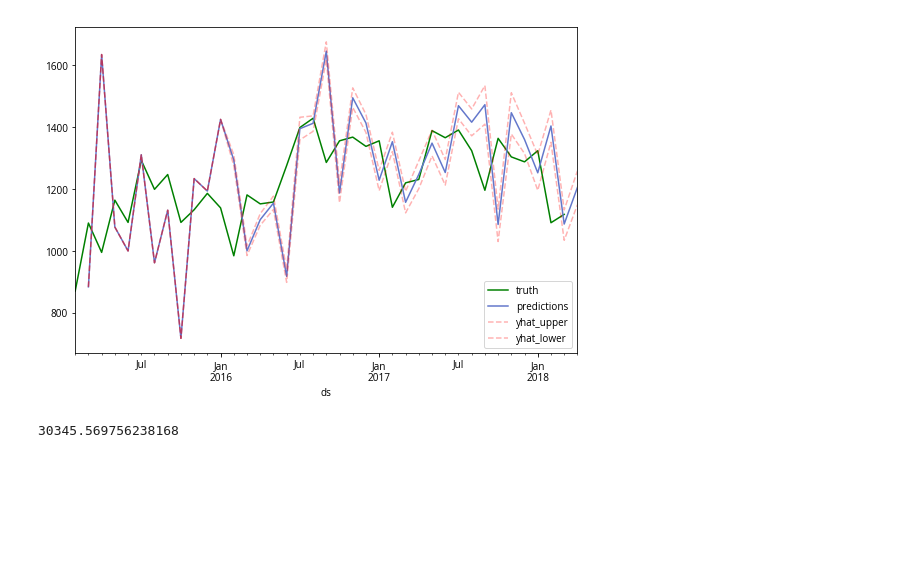
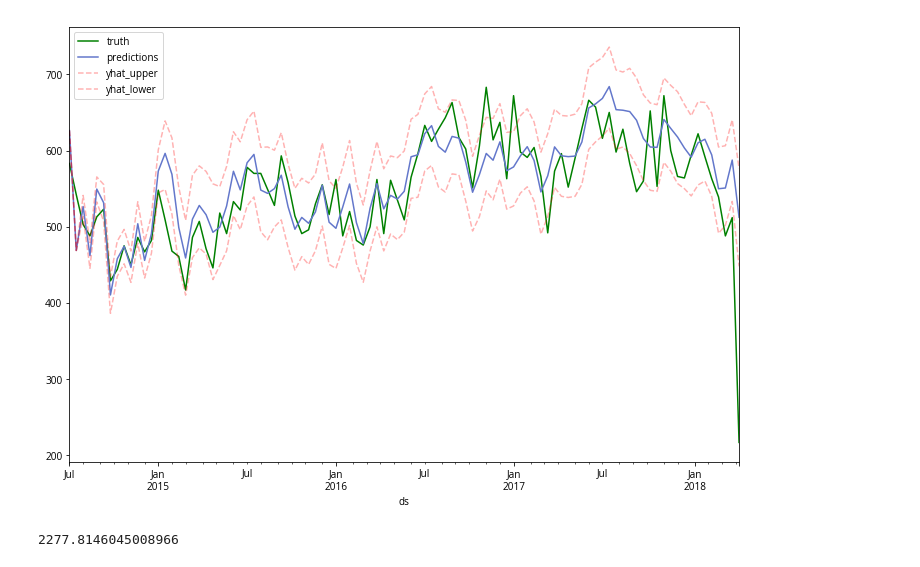
Before and after one commit to jonathanshuai/springboard-capstone1, a Jupyter notebook: time-series.ipynb, the cells around one changed output. Cells and saved outputs as stored; diff of their text form; code cells hidden in the pictures; blank space fills up the shorter version.

```diff
--- a/time-series.ipynb
+++ b/time-series.ipynb
@@ -112,16 +112,16 @@ Aggregated Monthly: 7.856252142584717
 # %%
 # Get monthly time series
 start = 12
-time_series = by_date_total_df.resample('M').sum().sum(axis=1)
+time_series = by_date_total_df.resample('2W').sum().sum(axis=1)
 time_series.index = pd.to_datetime(time_series.index)
 truth = time_series[start + 1:]
 
 # Make predictions and plot
 predictions = train_prophet(time_series, start=start)
 plot_predictions(truth, predictions)
 
 # Calculate MSE
 mean_squared_error(truth, predictions['yhat'])
 # %% [output]
-[figure, old version]
+[figure, new version]
-30345.569756238168
+2277.8146045008966
```
Also changed, not shown: parts of 6 cells of this notebook, 5 other files.
